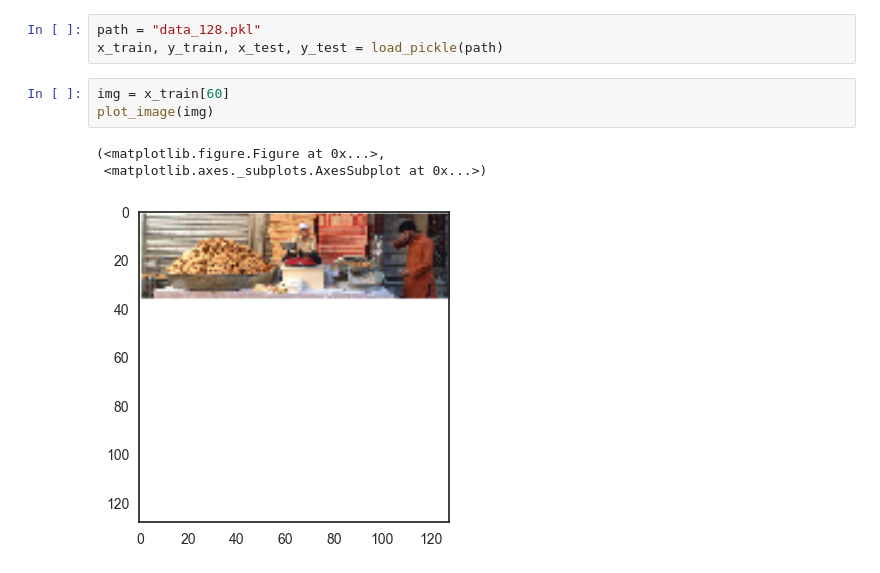
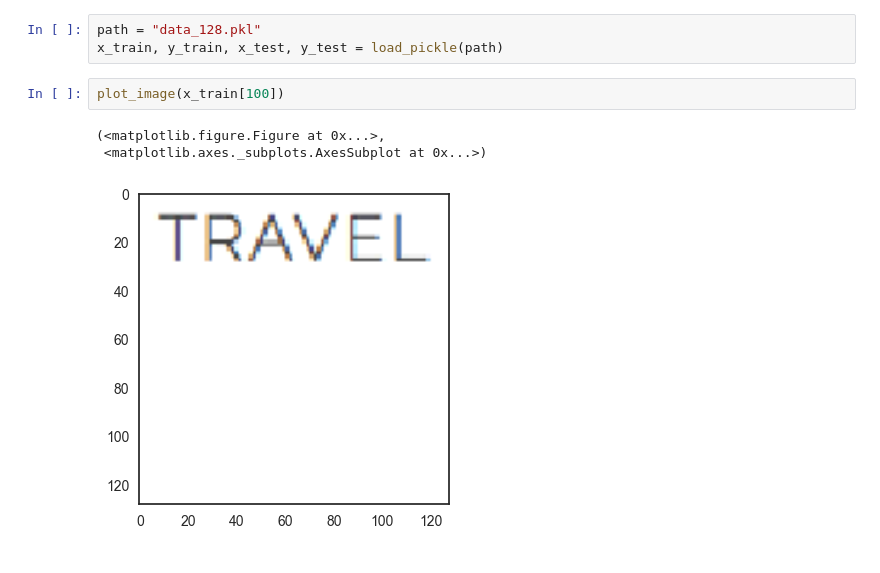
Before and after one commit to annafeit/web_labeling, a Jupyter notebook: process single txt logs.ipynb, the cells around one changed output. Drawn from its saved outputs; the diff is of its cells as text.

```diff
--- a/process single txt logs.ipynb
+++ b/process single txt logs.ipynb
@@ -74,10 +69,9 @@ pickle_images("../img_labeled/logs/", df, 128)
 # %%
 path = "data_128.pkl"
 x_train, y_train, x_test, y_test = load_pickle(path)
-# %%
-img = x_train[60]
-plot_image(img)
-# %% [output]
-(<matplotlib.figure.Figure at 0x...>,
- <matplotlib.axes._subplots.AxesSubplot at 0x...>)
-[figure, removed]
+# %%
+plot_image(x_train[100])
+# %% [output]
+(<matplotlib.figure.Figure at 0x...>,
+ <matplotlib.axes._subplots.AxesSubplot at 0x...>)
+[figure, added]
```
Also changed, not shown: parts of 3 cells of this notebook, 7 other files.
